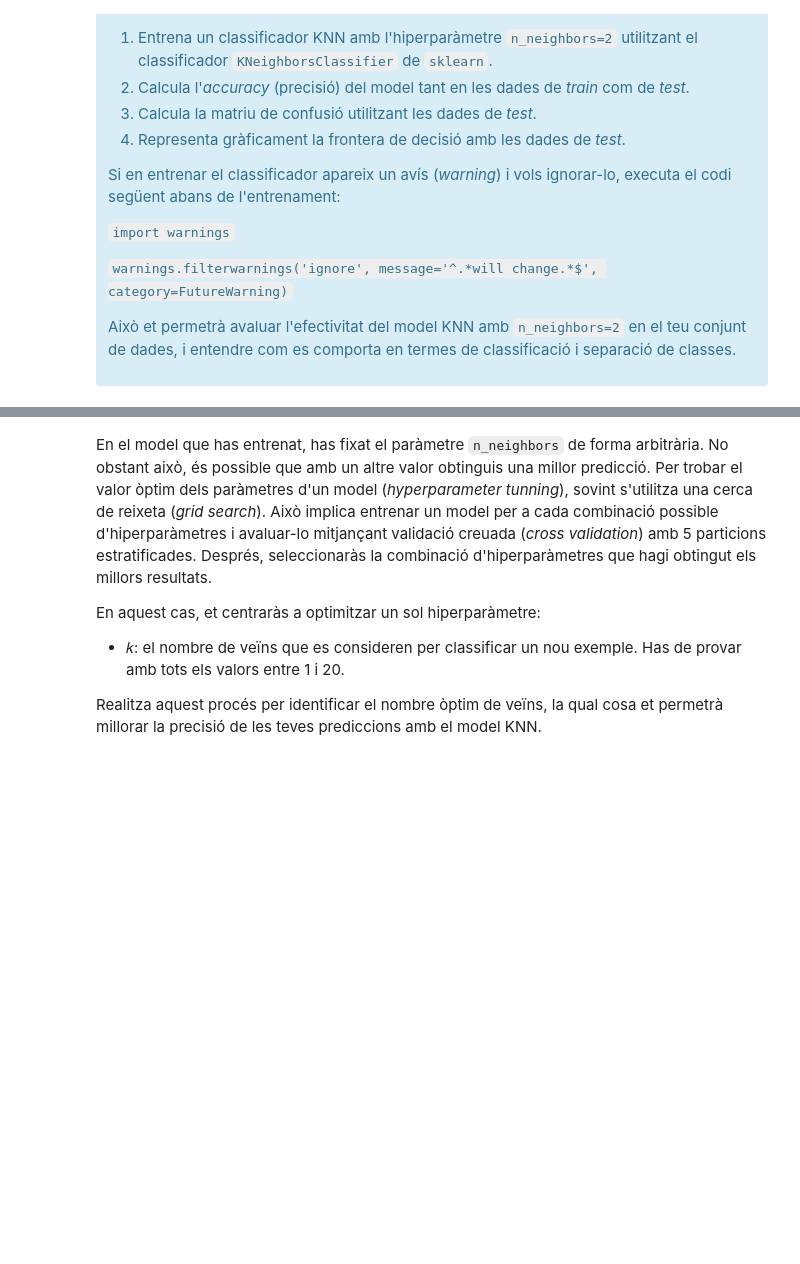
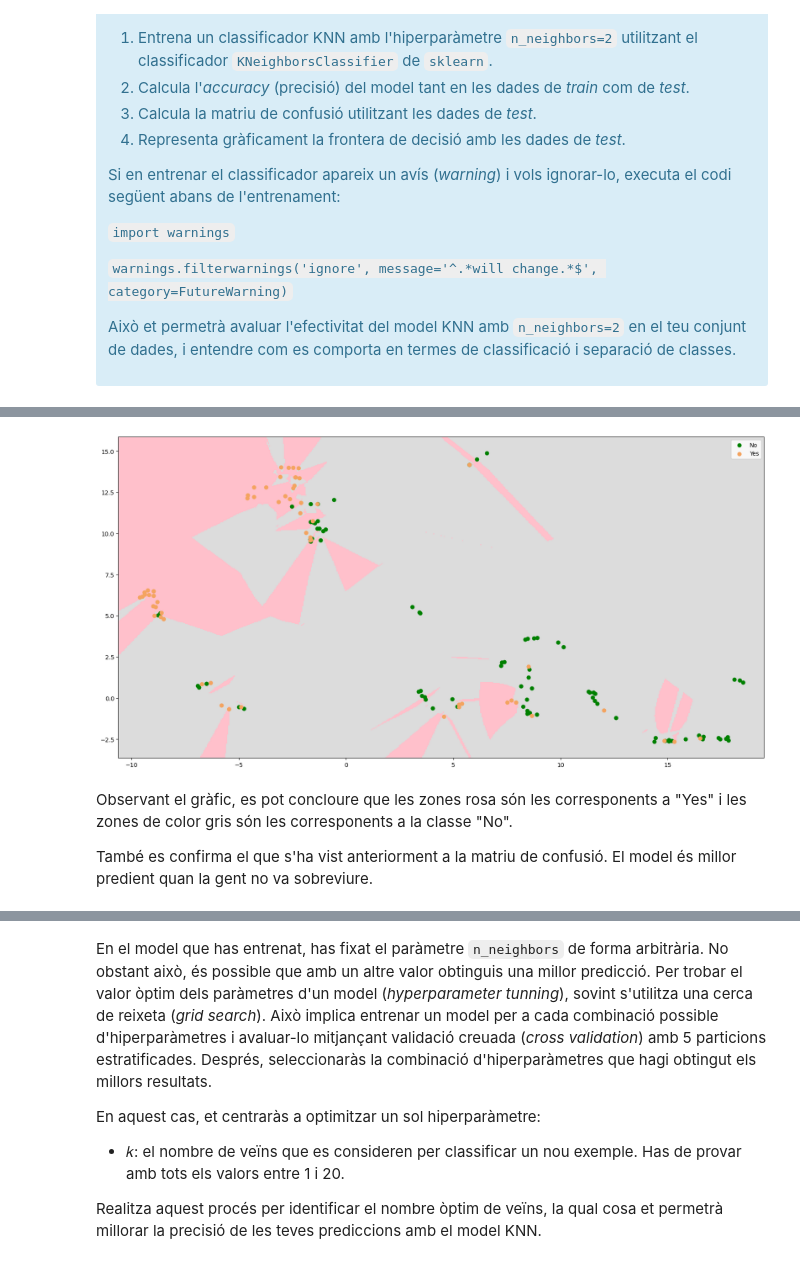
Before and after one commit to marc7666/PAC3-aprenentatge-automatic, a Jupyter notebook: M2.991_20242_PAC3-Enunciat-1.ipynb, the cells around one changed output, grey strips where cells are left out. Drawn from its saved outputs; the diff is of its cells as text; code cells hidden in the pictures; blank space fills up the shorter version.

```diff
--- a/M2.991_20242_PAC3-Enunciat-1.ipynb
+++ b/M2.991_20242_PAC3-Enunciat-1.ipynb
@@ -237,0 +331,9 @@ Això et permetrà avaluar l'efectivitat del model KNN amb `n_neighbors=2` en el
+# %%
+# Step 4: Representar la frontera de decisió de les dades de test
+plot_decision_boundaries(knn_model, X_test_projection, y_test)
+# %% [output]
+[figure, added]
+# %% [markdown]
+Observant el gràfic, es pot concloure que les zones rosa són les corresponents a "Yes" i les zones de color gris són les corresponents a la classe "No".
+
+També es confirma el que s'ha vist anteriorment a la matriu de confusió. El model és millor predient quan la gent no va sobreviure.
```
Also changed, not shown: parts of 12 cells of this notebook, 1 other file.
